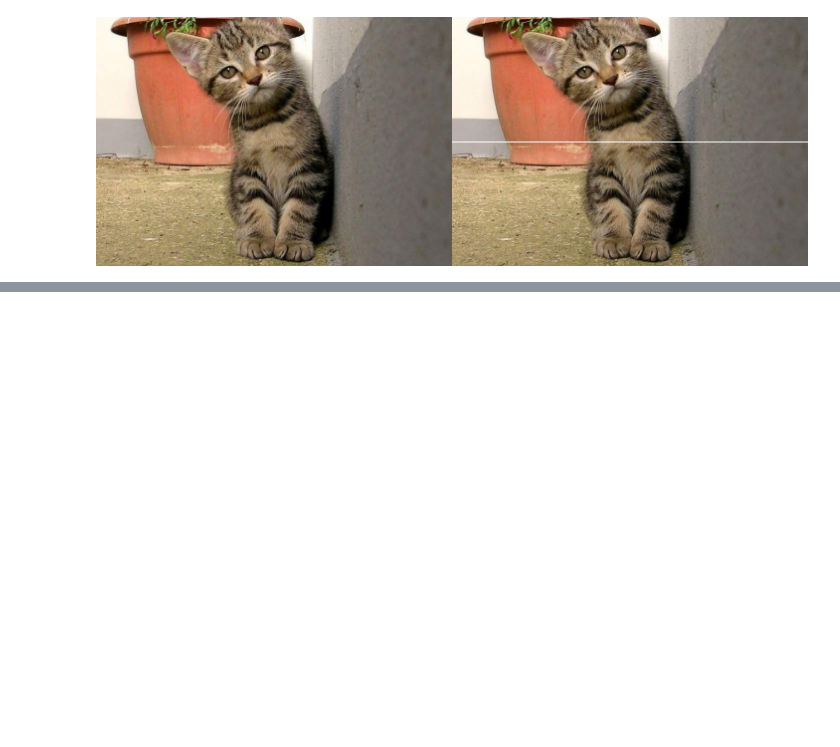
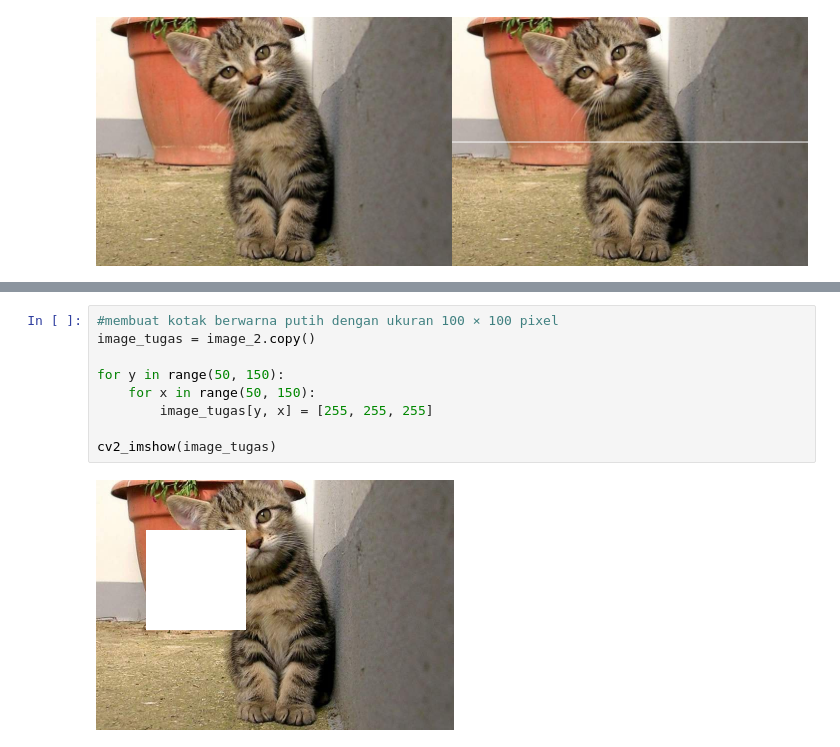
Before and after one commit to vanesamrd/PCVK_Ganjil_2026, a Jupyter notebook: latihan_integrasi.ipynb, the cells around one changed output, grey strips where cells are left out. Cells and saved outputs as stored; diff of their text form; blank space fills up the shorter version.

```diff
--- a/latihan_integrasi.ipynb
+++ b/latihan_integrasi.ipynb
@@ -46,0 +83,11 @@ cv2_imshow(final_frame)
+# %%
+#membuat kotak berwarna putih dengan ukuran 100 × 100 pixel
+image_tugas = image_2.copy()
+
+for y in range(50, 150):
+    for x in range(50, 150):
+        image_tugas[y, x] = [255, 255, 255]
+
+cv2_imshow(image_tugas)
+# %% [output]
+[figure, added]
```
Also changed, not shown: parts of 2 cells of this notebook.
